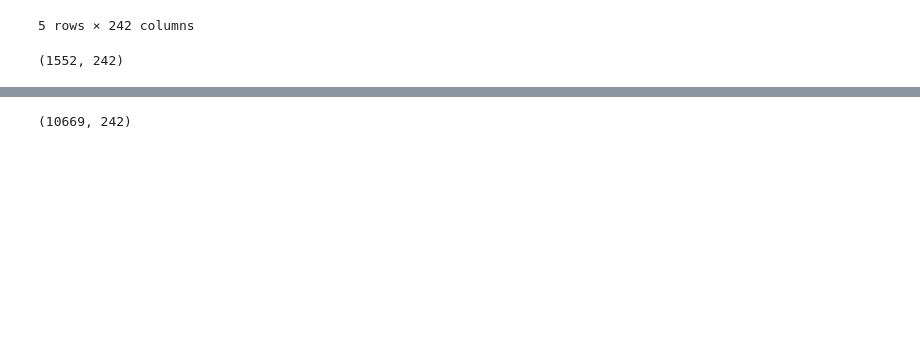
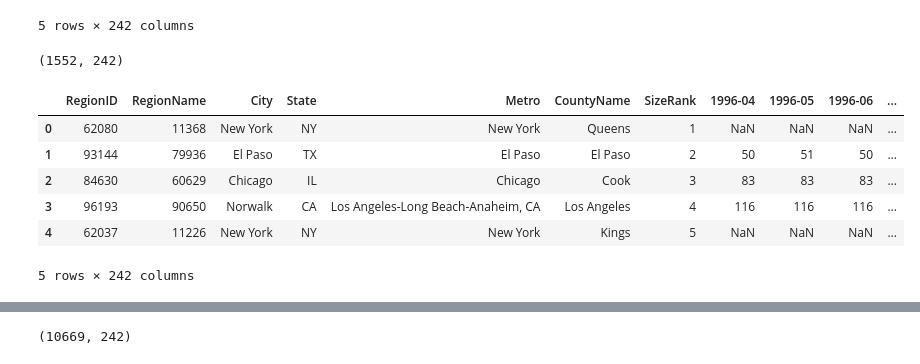
Before and after one commit to austinwu0/cs109-final-project, a Jupyter notebook: Cody Notebook .ipynb, the cells around one changed output, grey strips where cells are left out. Cells and saved outputs as stored; diff of their text form; code cells hidden in the pictures; blank space fills up the shorter version.

```diff
--- a/Cody Notebook .ipynb
+++ b/Cody Notebook .ipynb
@@ -31,6 +31,18 @@ county_MSPPS.shape
 (1552, 242)
 # %%
 zip_MSPPS = pd.read_csv('Zip_MedianSoldPricePerSqft_AllHomes.csv')
+# %%
+zip_MVPS = pd.read_csv('Data/Zip_MedianValuePerSqft_AllHomes.csv')
+# %%
+zip_MVPS.head()
+# %% [output]
+|  | RegionID | RegionName | City | State | Metro | CountyName | SizeRank | 1996-04 | 1996-05 | 1996-06 | ... |
+| 0 | 62080 | 11368 | New York | NY | New York | Queens | 1 | NaN | NaN | NaN | ... |
+| 1 | 93144 | 79936 | El Paso | TX | El Paso | El Paso | 2 | 50 | 51 | 50 | ... |
+| 2 | 84630 | 60629 | Chicago | IL | Chicago | Cook | 3 | 83 | 83 | 83 | ... |
+| 3 | 96193 | 90650 | Norwalk | CA | Los Angeles-Long Beach-Anaheim, CA | Los Angeles | 4 | 116 | 116 | 116 | ... |
+| 4 | 62037 | 11226 | New York | NY | New York | Kings | 5 | NaN | NaN | NaN | ... |
+5 rows × 242 columns
 # %%
 zip_MSPPS.head()
 # %% [output]
```
Also changed, not shown: parts of 14 cells of this notebook, 5 other files.
